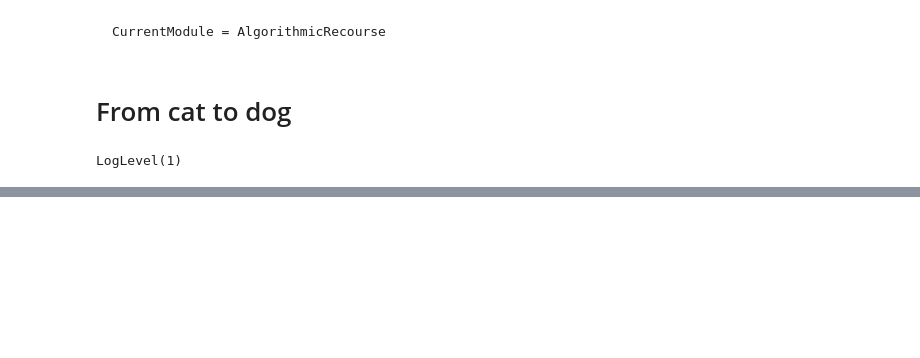
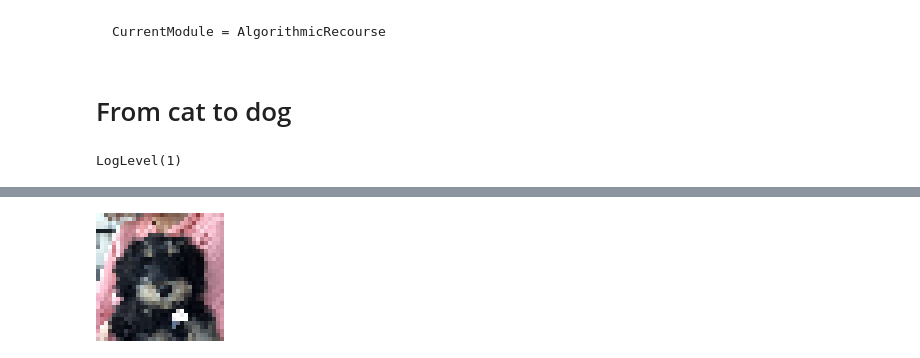
Before and after one commit to JuliaTrustworthyAI/CounterfactualExplanations.jl, a Jupyter notebook: docs/src/examples/CIFAR10.ipynb, the cells around one changed output, grey strips where cells are left out. Cells and saved outputs as stored; diff of their text form; code cells hidden in the pictures; blank space fills up the shorter version.

```diff
--- a/docs/src/examples/CIFAR10.ipynb
+++ b/docs/src/examples/CIFAR10.ipynb
@@ -49,3 +53,13 @@ plt = plot(p_list...,layout=(2,n_samples), size=(1000,200))
 savefig(plt, "www/CIFAR10_predictions.png")
 # %% [markdown]
 ![](www/CIFAR10_predictions.png)
+# %%
+using Images, FileIO
+sad_cat = load("www/cat.png")
+happy_dog = load("www/dog.png");
+# %%
+using ImageTransformations
+ratio = 32/size(happy_dog)[1]
+happy_dog = imresize(happy_dog, ratio=ratio)
+# %% [output]
+[figure, added]
```
Also changed, not shown: parts of 22 cells of this notebook, 16 other files.
